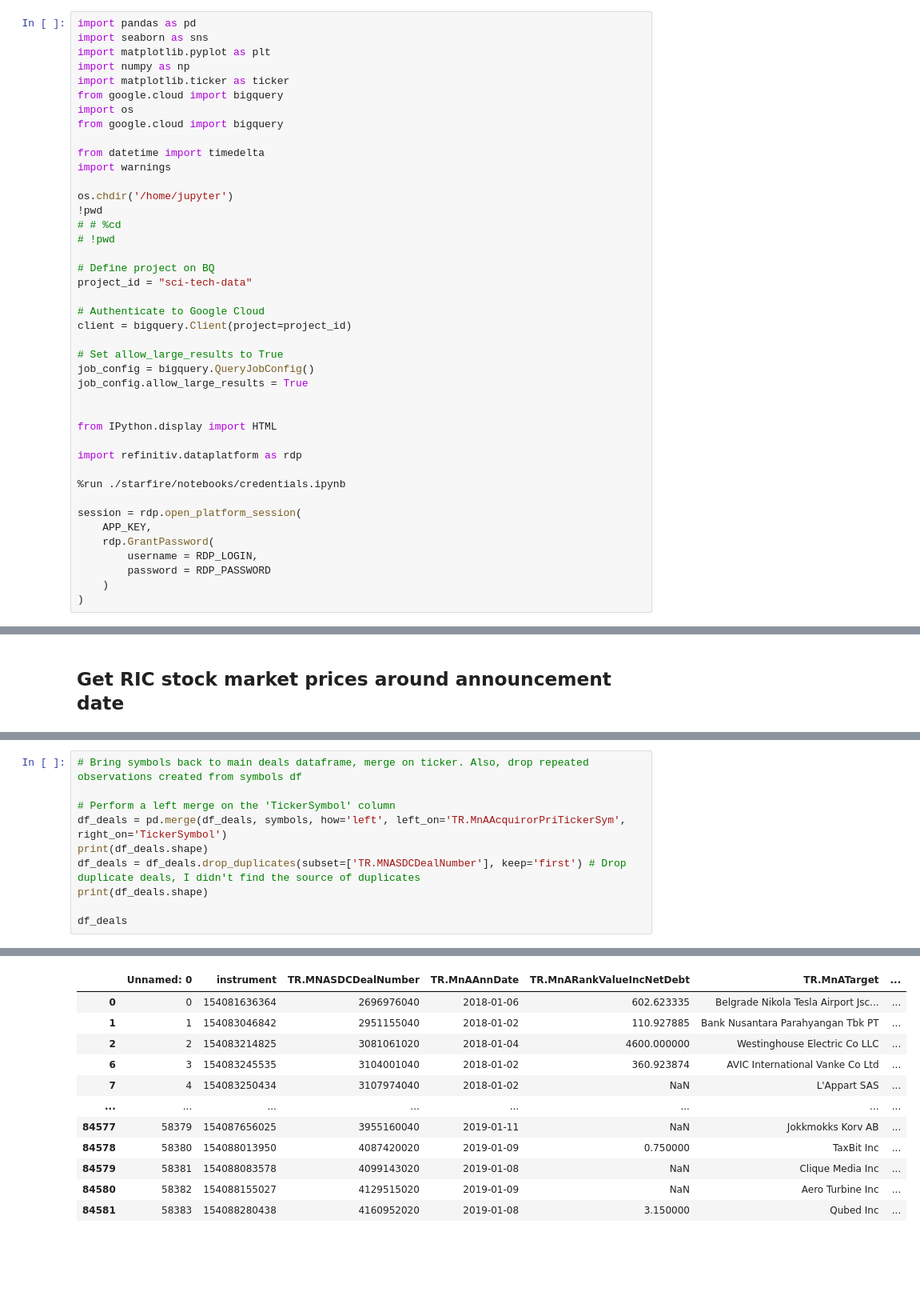
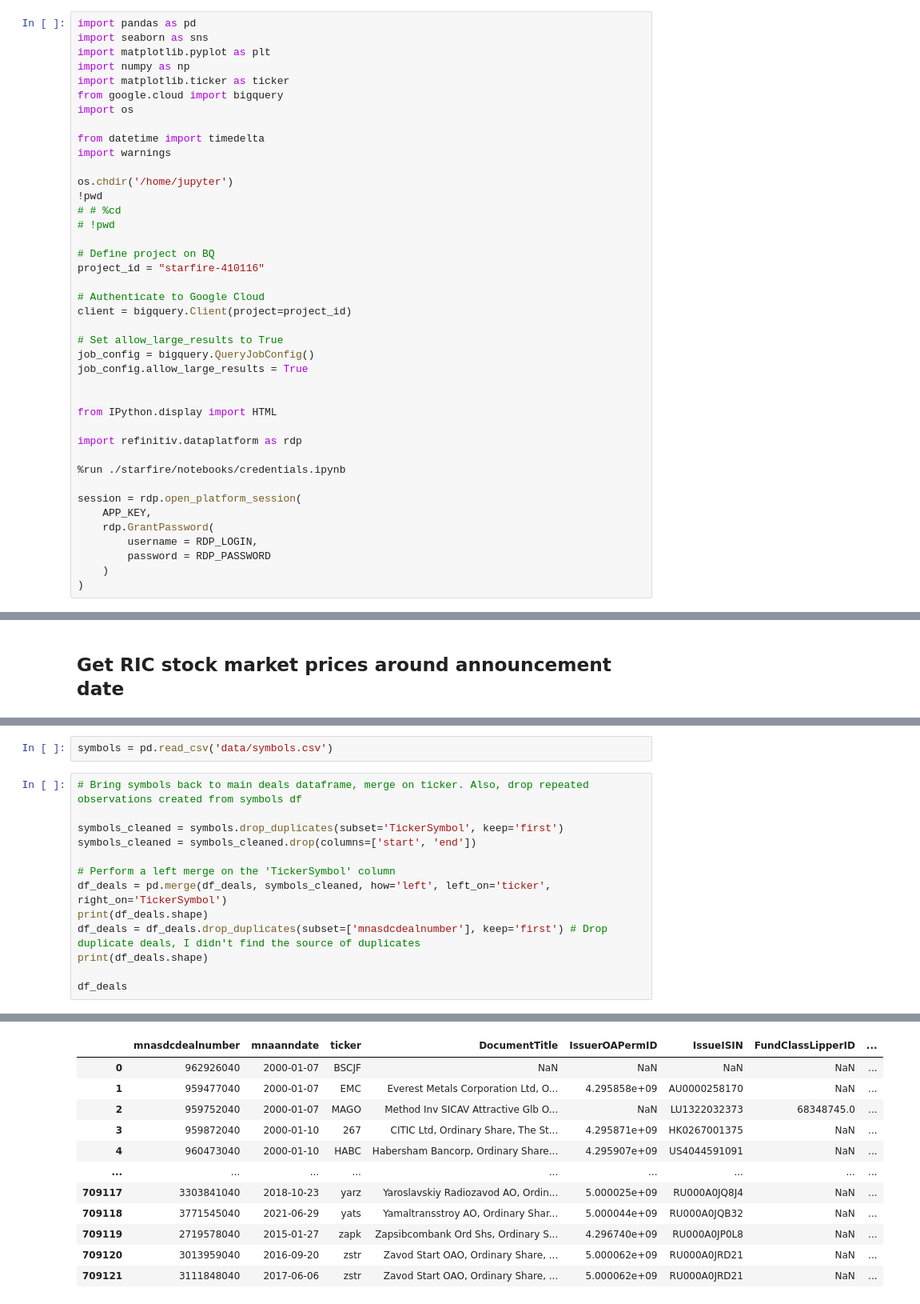
Before and after one commit to rogermasclans/starfire-2, a Jupyter notebook: notebooks/data2_refi_stock_market.ipynb, the cells around one changed output, grey strips where cells are left out. Shown: that part at 80% size. Saved outputs shown, nothing was run; the diff lists cells and outputs as text; blank space fills up the shorter version.

Commit message:
data2 updated for faster api calls

```diff
--- a/notebooks/data2_refi_stock_market.ipynb
+++ b/notebooks/data2_refi_stock_market.ipynb
@@ -6,7 +6,6 @@ import numpy as np
 import matplotlib.ticker as ticker
 from google.cloud import bigquery
 import os
-from google.cloud import bigquery
 
 from datetime import timedelta
 import warnings
@@ -17,7 +16,7 @@ os.chdir('/home/jupyter')
 # !pwd
 
 # Define project on BQ
-project_id = "sci-tech-data"
+project_id = "starfire-410116"
 
 # Authenticate to Google Cloud
 client = bigquery.Client(project=project_id)
@@ -170,10 +165,15 @@ chunk_result
+# %%
+symbols = pd.read_csv('data/symbols.csv')
 # %%
 # Bring symbols back to main deals dataframe, merge on ticker. Also, drop repeated observations created from symbols df
 
+symbols_cleaned = symbols.drop_duplicates(subset='TickerSymbol', keep='first')
+symbols_cleaned = symbols_cleaned.drop(columns=['start', 'end'])
+
 # Perform a left merge on the 'TickerSymbol' column
-df_deals = pd.merge(df_deals, symbols, how='left', left_on='TR.MnAAcquirorPriTickerSym', right_on='TickerSymbol')
+df_deals = pd.merge(df_deals, symbols_cleaned, how='left', left_on='ticker', right_on='TickerSymbol')
 print(df_deals.shape)
-df_deals = df_deals.drop_duplicates(subset=['TR.MNASDCDealNumber'], keep='first') # Drop duplicate deals, I didn't find the source of duplicates
+df_deals = df_deals.drop_duplicates(subset=['mnasdcdealnumber'], keep='first') # Drop duplicate deals, I didn't find the source of duplicates
 print(df_deals.shape)
 
 df_deals
@@ -183,12 +183,12 @@ df_deals
-|  | Unnamed: 0 | instrument | TR.MNASDCDealNumber | TR.MnAAnnDate | TR.MnARankValueIncNetDebt | TR.MnATarget | ... |
-| 0 | 0 | 154081636364 | 2696976040 | 2018-01-06 | 602.623335 | Belgrade Nikola Tesla Airport Jsc... | ... |
-| 1 | 1 | 154083046842 | 2951155040 | 2018-01-02 | 110.927885 | Bank Nusantara Parahyangan Tbk PT | ... |
-| 2 | 2 | 154083214825 | 3081061020 | 2018-01-04 | 4600.000000 | Westinghouse Electric Co LLC | ... |
-| 6 | 3 | 154083245535 | 3104001040 | 2018-01-02 | 360.923874 | AVIC International Vanke Co Ltd | ... |
-| 7 | 4 | 154083250434 | 3107974040 | 2018-01-02 | NaN | L'Appart SAS | ... |
-| ... | ... | ... | ... | ... | ... | ... | ... |
-| 84577 | 58379 | 154087656025 | 3955160040 | 2019-01-11 | NaN | Jokkmokks Korv AB | ... |
-| 84578 | 58380 | 154088013950 | 4087420020 | 2019-01-09 | 0.750000 | TaxBit Inc | ... |
-| 84579 | 58381 | 154088083578 | 4099143020 | 2019-01-08 | NaN | Clique Media Inc | ... |
-| 84580 | 58382 | 154088155027 | 4129515020 | 2019-01-09 | NaN | Aero Turbine Inc | ... |
-| 84581 | 58383 | 154088280438 | 4160952020 | 2019-01-08 | 3.150000 | Qubed Inc | ... |
+|  | mnasdcdealnumber | mnaanndate | ticker | DocumentTitle | IssuerOAPermID | IssueISIN | FundClassLipperID | ... |
+| 0 | 962926040 | 2000-01-07 | BSCJF | NaN | NaN | NaN | NaN | ... |
+| 1 | 959477040 | 2000-01-07 | EMC | Everest Metals Corporation Ltd, O... | 4.295858e+09 | AU0000258170 | NaN | ... |
+| 2 | 959752040 | 2000-01-07 | MAGO | Method Inv SICAV Attractive Glb O... | NaN | LU1322032373 | 68348745.0 | ... |
+| 3 | 959872040 | 2000-01-10 | 267 | CITIC Ltd, Ordinary Share, The St... | 4.295871e+09 | HK0267001375 | NaN | ... |
+| 4 | 960473040 | 2000-01-10 | HABC | Habersham Bancorp, Ordinary Share... | 4.295907e+09 | US4044591091 | NaN | ... |
+| ... | ... | ... | ... | ... | ... | ... | ... | ... |
+| 709117 | 3303841040 | 2018-10-23 | yarz | Yaroslavskiy Radiozavod AO, Ordin... | 5.000025e+09 | RU000A0JQ8J4 | NaN | ... |
+| 709118 | 3771545040 | 2021-06-29 | yats | Yamaltransstroy AO, Ordinary Shar... | 5.000044e+09 | RU000A0JQB32 | NaN | ... |
+| 709119 | 2719578040 | 2015-01-27 | zapk | Zapsibcombank Ord Shs, Ordinary S... | 4.296740e+09 | RU000A0JP0L8 | NaN | ... |
+| 709120 | 3013959040 | 2016-09-20 | zstr | Zavod Start OAO, Ordinary Share, ... | 5.000062e+09 | RU000A0JRD21 | NaN | ... |
+| 709121 | 3111848040 | 2017-06-06 | zstr | Zavod Start OAO, Ordinary Share, ... | 5.000062e+09 | RU000A0JRD21 | NaN | ... |
```
Also changed, not shown: parts of 14 cells of this notebook.
